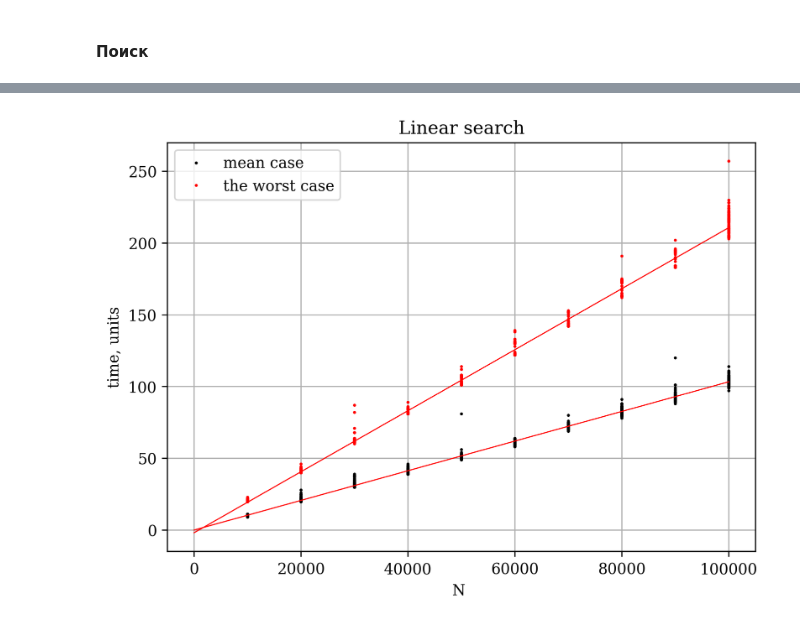
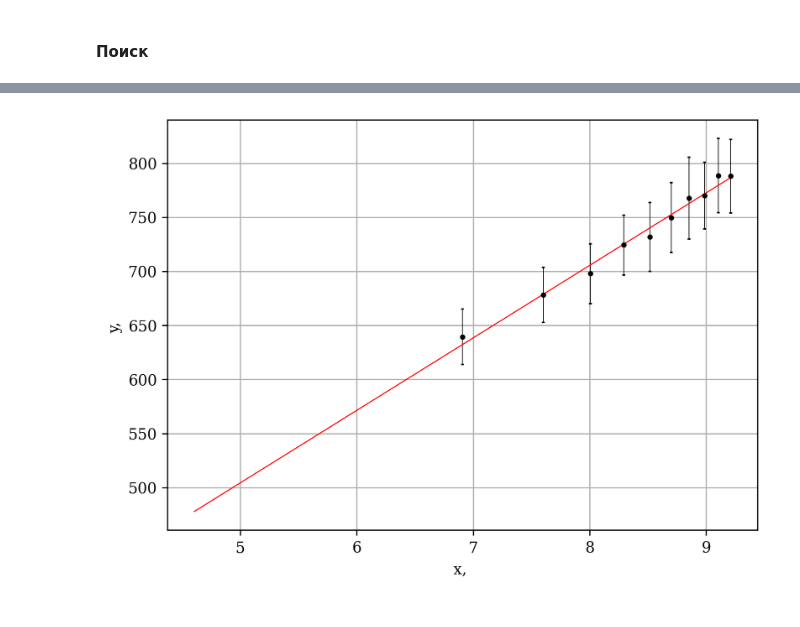
Before and after one commit to LidiaReb/main_C-, a Jupyter notebook: holework.ipynb, the cells around one changed output, grey strips where cells are left out. Drawn from its saved outputs; the diff is of its cells as text; code cells hidden in the pictures.

````diff
--- a/holework.ipynb
+++ b/holework.ipynb
@@ -53,37 +53,31 @@ void experiment_of_function(int long long N, std::string name, bool arr_sort, bo
 }
 ```
 # %%
-data = pd.read_csv("./line.txt", sep=";")
-data_worst = pd.read_csv("./line_worst.txt", sep=";")
+data = pd.read_csv("./binary.txt", sep=";")
 
 def line(x, a, b):
     return a + b*x
 
 y_arr = data['time']
-x_arr = data['N']
-yw_arr = data_worst['time']
-xw_arr = data_worst['N']
+x_arr = np.log(data['N'])
+y_err = 0
 
-# y0_arr = data.groupby(['N']).agg({'time': ['mean', 'std']})['time']['mean']
-# x0_arr = data.groupby(['N']).agg({'N': 'mean'})['N']
-# y0_err = data.groupby(['N']).agg({'time': ['mean', 'std']})['time']['std']
+y_arr = data.groupby(['N']).agg({'time': ['mean', 'std']})['time']['mean']
+x_arr = np.log(data.groupby(['N']).agg({'N': 'mean'})['N'])
+y_err = data.groupby(['N']).agg({'time': ['mean', 'std']})['time']['std']
 
-right = 0
-left = 1e5
+
+right = np.log(1e2)
+left = np.log(1e4)
 
 popt, pcov = opt.curve_fit(line, x_arr, y_arr)
-poptw, pcovw = opt.curve_fit(line, xw_arr, yw_arr)
 
 plt.figure(figsize=[7,5], dpi=300)
-plt.plot(x_arr, y_arr, ls='', marker='.', color='black', markersize=2, label = 'mean case')
+plt.errorbar(x_arr, y_arr, yerr=y_err, ls='', marker='.', color='black', markersize=5, lw=0.5, capsize=1)
 plt.plot(np.linspace(right, left, 100), line(np.linspace(right, left, 100), popt[0], popt[1]), lw=0.7, color='red')
-plt.plot(xw_arr, yw_arr, ls='', marker='.', color='red', markersize=2, label = 'the worst case')
-plt.plot(np.linspace(right, left, 100), line(np.linspace(right, left, 100), poptw[0], poptw[1]), lw=0.7, color='red')
-plt.ylabel('time, units')
-plt.xlabel('N ')
-plt.legend()
+plt.ylabel('y, ')
+plt.xlabel('x, ')
 plt.grid(True)
-plt.title('Linear search')
 plt.show()
 # %% [output]
-[figure, old version]
+[figure, new version]
````
Also changed, not shown: parts of 4 cells of this notebook, 3 other files.
